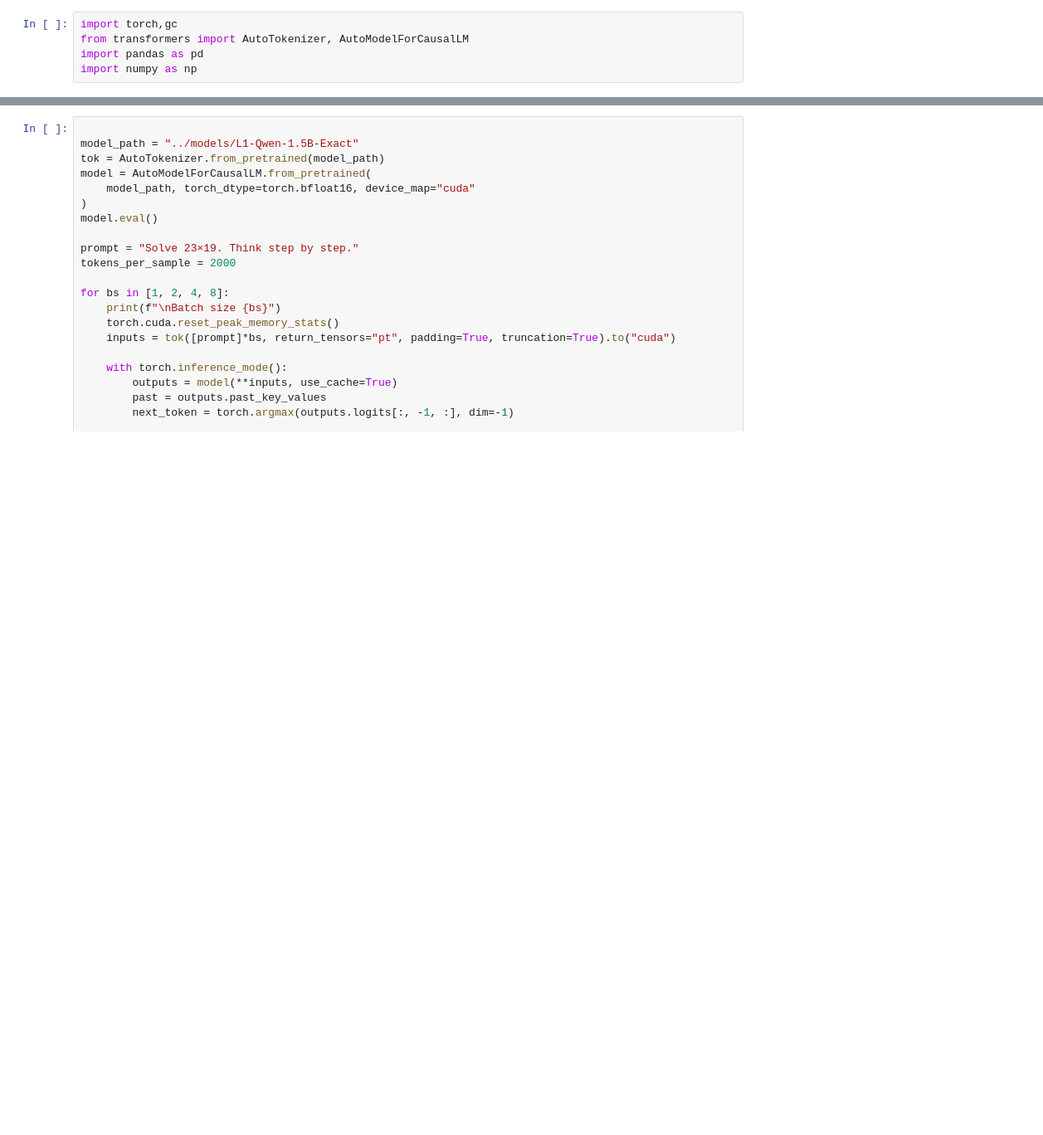
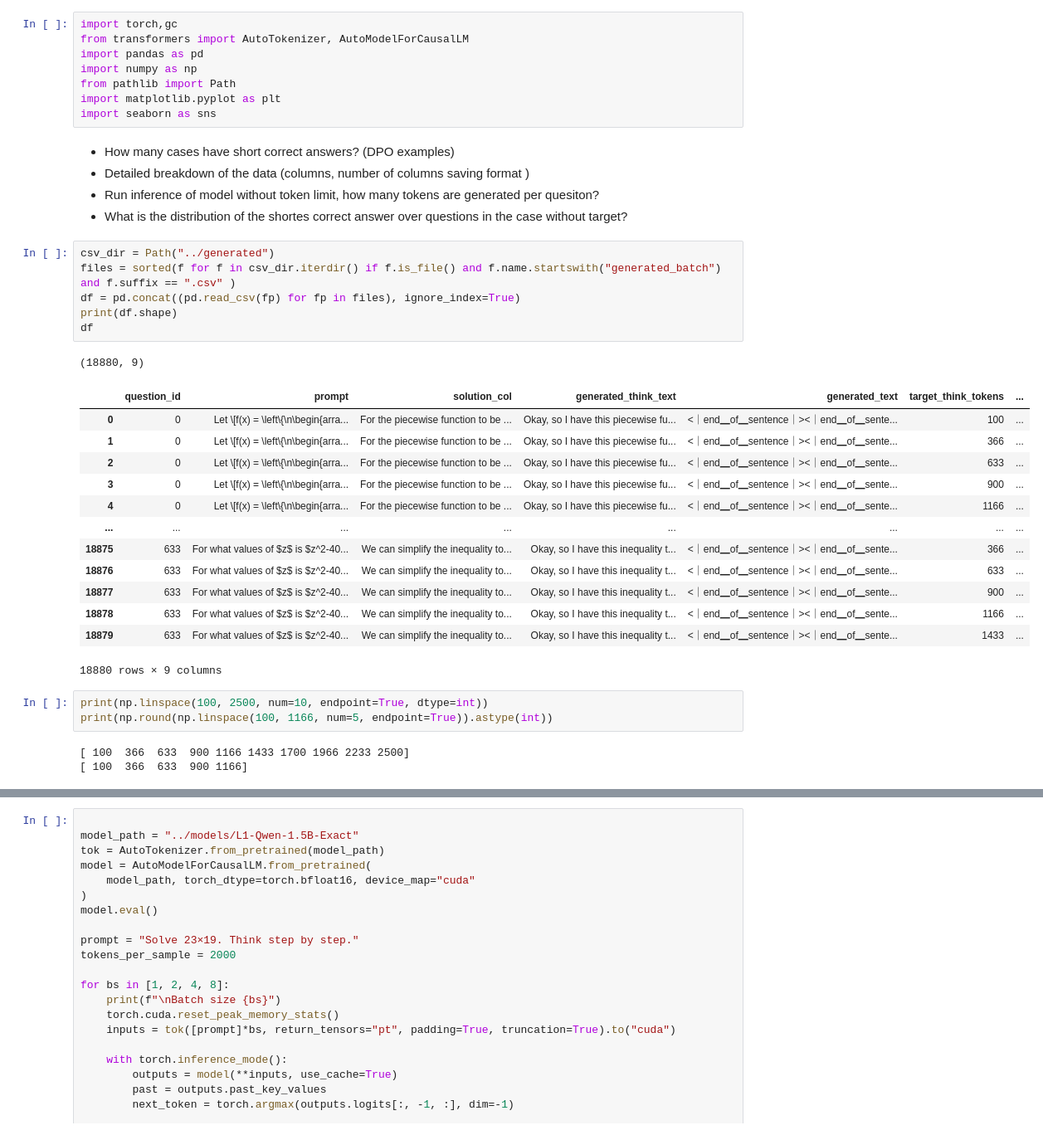
Before and after one commit to SebastianJitaru29/llm-think-too-much, a Jupyter notebook: notebooks/test_model.ipynb, the cells around one changed output, grey strips where cells are left out. Shown at 83% size. Saved outputs shown, nothing was run; the diff lists cells and outputs as text; blank space fills up the shorter version.

```diff
--- a/notebooks/test_model.ipynb
+++ b/notebooks/test_model.ipynb
@@ -3,3 +3,38 @@ import torch,gc
 from transformers import AutoTokenizer, AutoModelForCausalLM
 import pandas as pd
 import numpy as np
+from pathlib import Path
+import matplotlib.pyplot as plt
+import seaborn as sns
+# %% [markdown]
+- How many cases have short correct answers? (DPO examples)
+- Detailed breakdown of the data (columns, number of columns saving format )
+- Run inference of model without token limit, how many tokens are generated per quesiton?
+- What is the distribution of the shortes correct answer over questions in the case without target?
+# %%
+csv_dir = Path("../generated")
+files = sorted(f for f in csv_dir.iterdir() if f.is_file() and f.name.startswith("generated_batch") and f.suffix == ".csv" )
+df = pd.concat((pd.read_csv(fp) for fp in files), ignore_index=True)
+print(df.shape)
+df
+# %% [output]
+(18880, 9)
+|  | question_id | prompt | solution_col | generated_think_text | generated_text | target_think_tokens | ... |
+| 0 | 0 | Let \[f(x) = \left\{\n\begin{arra... | For the piecewise function to be ... | Okay, so I have this piecewise fu... | <｜end▁of▁sentence｜><｜end▁of▁sente... | 100 | ... |
+| 1 | 0 | Let \[f(x) = \left\{\n\begin{arra... | For the piecewise function to be ... | Okay, so I have this piecewise fu... | <｜end▁of▁sentence｜><｜end▁of▁sente... | 366 | ... |
+| 2 | 0 | Let \[f(x) = \left\{\n\begin{arra... | For the piecewise function to be ... | Okay, so I have this piecewise fu... | <｜end▁of▁sentence｜><｜end▁of▁sente... | 633 | ... |
+| 3 | 0 | Let \[f(x) = \left\{\n\begin{arra... | For the piecewise function to be ... | Okay, so I have this piecewise fu... | <｜end▁of▁sentence｜><｜end▁of▁sente... | 900 | ... |
+| 4 | 0 | Let \[f(x) = \left\{\n\begin{arra... | For the piecewise function to be ... | Okay, so I have this piecewise fu... | <｜end▁of▁sentence｜><｜end▁of▁sente... | 1166 | ... |
+| ... | ... | ... | ... | ... | ... | ... | ... |
+| 18875 | 633 | For what values of $z$ is $z^2-40... | We can simplify the inequality to... | Okay, so I have this inequality t... | <｜end▁of▁sentence｜><｜end▁of▁sente... | 366 | ... |
+| 18876 | 633 | For what values of $z$ is $z^2-40... | We can simplify the inequality to... | Okay, so I have this inequality t... | <｜end▁of▁sentence｜><｜end▁of▁sente... | 633 | ... |
+| 18877 | 633 | For what values of $z$ is $z^2-40... | We can simplify the inequality to... | Okay, so I have this inequality t... | <｜end▁of▁sentence｜><｜end▁of▁sente... | 900 | ... |
+| 18878 | 633 | For what values of $z$ is $z^2-40... | We can simplify the inequality to... | Okay, so I have this inequality t... | <｜end▁of▁sentence｜><｜end▁of▁sente... | 1166 | ... |
+| 18879 | 633 | For what values of $z$ is $z^2-40... | We can simplify the inequality to... | Okay, so I have this inequality t... | <｜end▁of▁sentence｜><｜end▁of▁sente... | 1433 | ... |
+18880 rows × 9 columns
+# %%
+print(np.linspace(100, 2500, num=10, endpoint=True, dtype=int))
+print(np.round(np.linspace(100, 1166, num=5, endpoint=True)).astype(int))
+# %% [output]
+[ 100  366  633  900 1166 1433 1700 1966 2233 2500]
+[ 100  366  633  900 1166]
```
Also changed, not shown: parts of 13 cells of this notebook, 5 other files.
